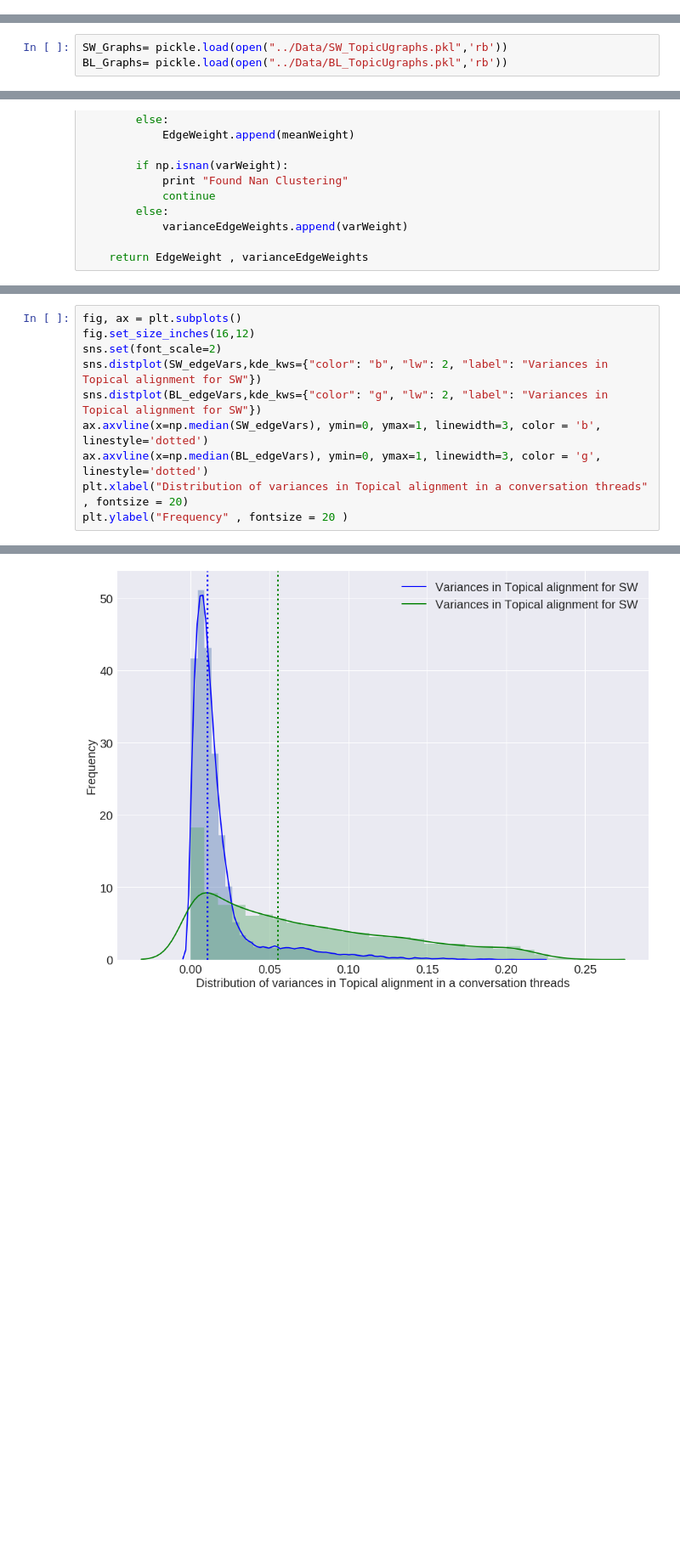
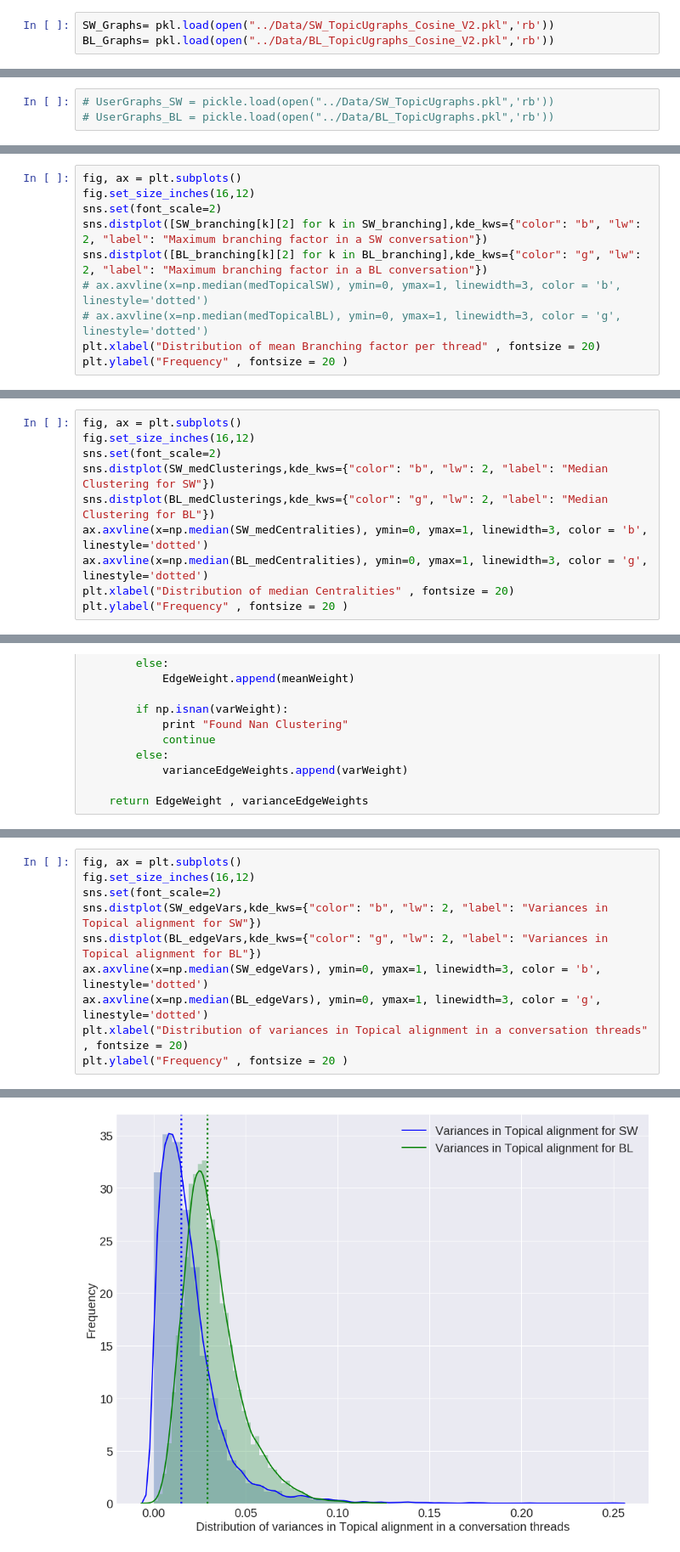
Before and after one commit to sagarjoglekar/redditTools, a Jupyter notebook: Notebooks/GraphAnalysis.ipynb, the cells around one changed output, grey strips where cells are left out. Shown at 85% size. Cells and saved outputs as stored; diff of their text form; blank space fills up the shorter version.

```diff
--- a/Notebooks/GraphAnalysis.ipynb
+++ b/Notebooks/GraphAnalysis.ipynb
@@ -133 +198,4 @@ def drawUserGraph(graph):
     plt.show()
+# %%
+SW_Graphs= pkl.load(open("../Data/SW_TopicUgraphs_Cosine_V2.pkl",'rb'))
+BL_Graphs= pkl.load(open("../Data/BL_TopicUgraphs_Cosine_V2.pkl",'rb'))
@@ -134,3 +207,3 @@ def drawUserGraph(graph):
 # %%
-SW_Graphs= pickle.load(open("../Data/SW_TopicUgraphs.pkl",'rb'))
-BL_Graphs= pickle.load(open("../Data/BL_TopicUgraphs.pkl",'rb'))
+# UserGraphs_SW = pickle.load(open("../Data/SW_TopicUgraphs.pkl",'rb'))
+# UserGraphs_BL = pickle.load(open("../Data/BL_TopicUgraphs.pkl",'rb'))
@@ -168,0 +441,10 @@ Found Nan centrality
+# %%
+fig, ax = plt.subplots()
+fig.set_size_inches(16,12)
+sns.set(font_scale=2)
+sns.distplot([SW_branching[k][2] for k in SW_branching],kde_kws={"color": "b", "lw": 2, "label": "Maximum branching factor in a SW conversation"})
+sns.distplot([BL_branching[k][2] for k in BL_branching],kde_kws={"color": "g", "lw": 2, "label": "Maximum branching factor in a BL conversation"})
+# ax.axvline(x=np.median(medTopicalSW), ymin=0, ymax=1, linewidth=3, color = 'b', linestyle='dotted')
+# ax.axvline(x=np.median(medTopicalBL), ymin=0, ymax=1, linewidth=3, color = 'g', linestyle='dotted')
+plt.xlabel("Distribution of mean Branching factor per thread" , fontsize = 20)
+plt.ylabel("Frequency" , fontsize = 20 )
@@ -198,0 +560,10 @@ plt.ylabel("Frequency" , fontsize = 20 )
+# %%
+fig, ax = plt.subplots()
+fig.set_size_inches(16,12)
+sns.set(font_scale=2)
+sns.distplot(SW_medClusterings,kde_kws={"color": "b", "lw": 2, "label": "Median Clustering for SW"})
+sns.distplot(BL_medClusterings,kde_kws={"color": "g", "lw": 2, "label": "Median Clustering for BL"})
+ax.axvline(x=np.median(SW_medCentralities), ymin=0, ymax=1, linewidth=3, color = 'b', linestyle='dotted')
+ax.axvline(x=np.median(BL_medCentralities), ymin=0, ymax=1, linewidth=3, color = 'g', linestyle='dotted')
+plt.xlabel("Distribution of median Centralities" , fontsize = 20)
+plt.ylabel("Frequency" , fontsize = 20 )
@@ -327,7 +864,7 @@ fig, ax = plt.subplots()
 fig.set_size_inches(16,12)
 sns.set(font_scale=2)
 sns.distplot(SW_edgeVars,kde_kws={"color": "b", "lw": 2, "label": "Variances in Topical alignment for SW"})
-sns.distplot(BL_edgeVars,kde_kws={"color": "g", "lw": 2, "label": "Variances in Topical alignment for SW"})
+sns.distplot(BL_edgeVars,kde_kws={"color": "g", "lw": 2, "label": "Variances in Topical alignment for BL"})
 ax.axvline(x=np.median(SW_edgeVars), ymin=0, ymax=1, linewidth=3, color = 'b', linestyle='dotted')
 ax.axvline(x=np.median(BL_edgeVars), ymin=0, ymax=1, linewidth=3, color = 'g', linestyle='dotted')
 plt.xlabel("Distribution of variances in Topical alignment in a conversation threads" , fontsize = 20)
@@ -337,4 +879,4 @@ plt.ylabel("Frequency" , fontsize = 20 )
-[figure, old version]
+[figure, new version]
 # %%
 ReplyGraphs_SW[ReplyGraphs_SW.keys()[101]].nodes(data=True)
 # %% [output]
```
Also changed, not shown: parts of 105 cells of this notebook, 8 other files.
